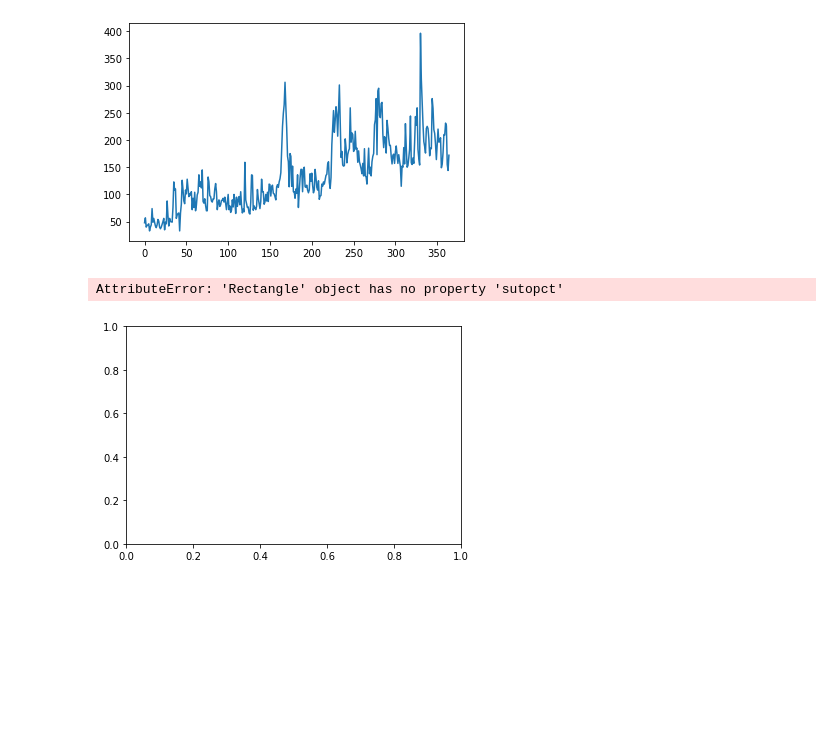
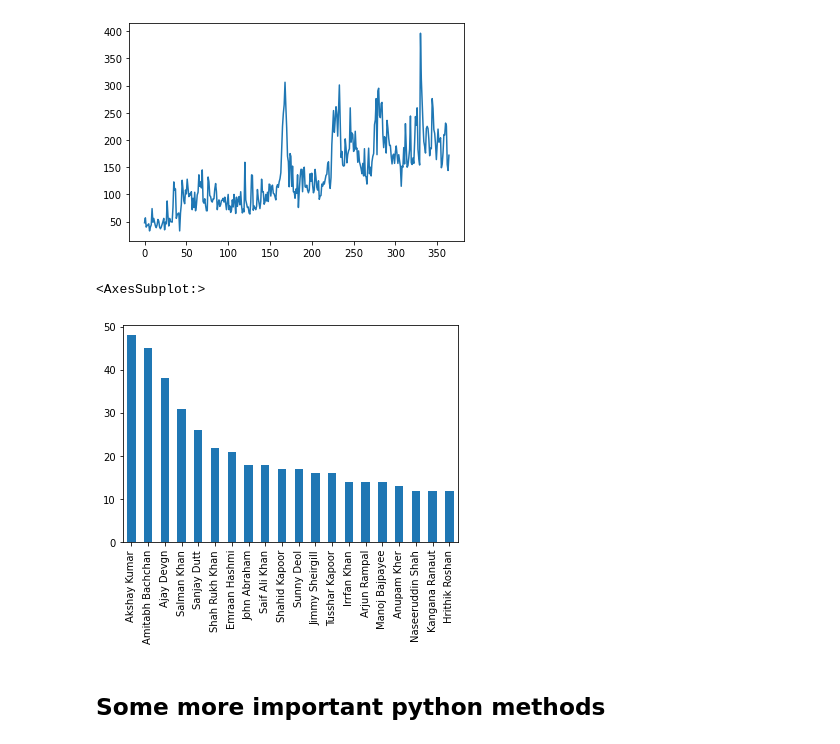
Before and after one commit to Aryan-Kamboj11/Python-Pandas, a Jupyter notebook: Pandas Series.ipynb, the cells around one changed output. Cells and saved outputs as stored; diff of their text form; code cells hidden in the pictures; blank space fills up the shorter version.

```diff
--- a/Pandas Series.ipynb
+++ b/Pandas Series.ipynb
@@ -445,7 +445,9 @@ subs.plot()
 <AxesSubplot:>
 [figure]
 # %%
-movies.value_counts().head(20).plot(kind='bar',sutopct='%0.01f')
+movies.value_counts().head(20).plot(kind='bar')
 # %% [output]
-AttributeError: 'Rectangle' object has no property 'sutopct'
+<AxesSubplot:>
-[figure, old version]
+[figure, new version]
+# %% [markdown]
+## Some more important python methods
```
Also changed, not shown: parts of 32 cells of this notebook.
